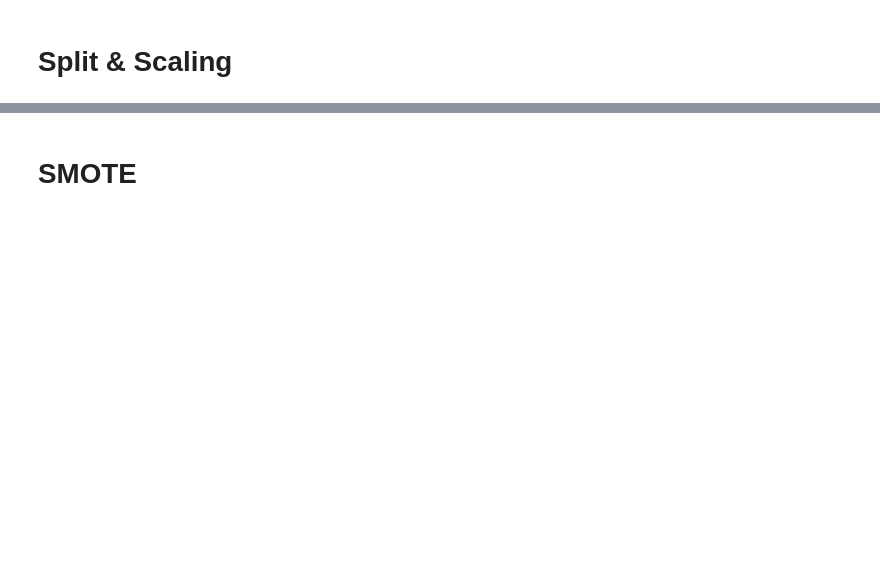
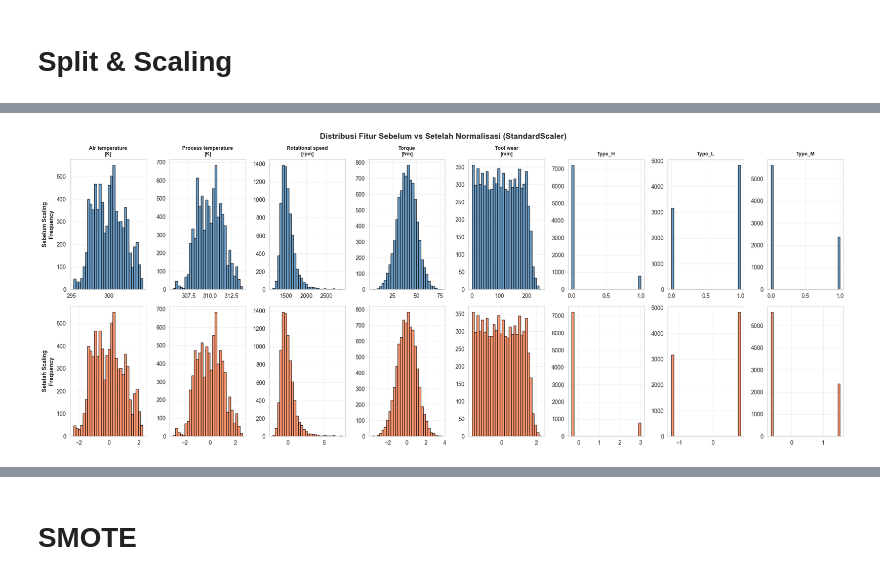
Before and after one commit to RandiBro234/FaultSense, a Jupyter notebook: notebook/baru.ipynb, the cells around one changed output, grey strips where cells are left out. Cells and saved outputs as stored; diff of their text form; code cells hidden in the pictures; blank space fills up the shorter version.

```diff
--- a/notebook/baru.ipynb
+++ b/notebook/baru.ipynb
@@ -183,16 +198,18 @@ Kolom setelah encoding:
 # Split & Scaling
 # %%
 # ============================================================
-# SPLIT & SCALING — 6 fitur, sesuai urutan di API
-# urutan HARUS sama persis dengan input_array di prediction.py
+# SPLIT & SCALING — 8 fitur (OHE)
+# Urutan fitur HARUS sama persis dengan input_array di prediction.py
 # ============================================================
 feature_cols = [
-    'Type',                      # index 0 — sesuai API: type_encoded
-    'Air temperature [K]',       # index 1
-    'Process temperature [K]',   # index 2
-    'Rotational speed [rpm]',    # index 3
-    'Torque [Nm]',               # index 4
-    'Tool wear [min]'            # index 5
+    'Air temperature [K]',
+    'Process temperature [K]',
+    'Rotational speed [rpm]',
+    'Torque [Nm]',
+    'Tool wear [min]',
+    'Type_H',
+    'Type_L',
+    'Type_M'
 ]
 
 X = df_processed[feature_cols]
@@ -226,0 +244,65 @@ Jumlah fitur : 6 — ['Type', 'Air temperature [K]', 'Process temperature [K]',
+# %%
+# ============================================================
+# VISUALISASI HASIL NORMALISASI (SCALING)
+# ============================================================
+
+fig, axes = plt.subplots(2, len(feature_cols), figsize=(20, 8))
+
+for i, col in enumerate(feature_cols):
+    # Baris atas — sebelum scaling
+    axes[0, i].hist(X_train[col], bins=30, color='steelblue',
+                    edgecolor='black', alpha=0.8)
+    axes[0, i].set_title(col.replace(' [K]', '\n[K]')
+                            .replace(' [rpm]', '\n[rpm]')
+                            .replace(' [Nm]', '\n[Nm]')
+                            .replace(' [min]', '\n[min]'),
+                         fontsize=9, fontweight='bold')
+    axes[0, i].set_ylabel('Frequency' if i == 0 else '')
+    axes[0, i].grid(alpha=0.3)
+
+    # Baris bawah — setelah scaling
+    axes[1, i].hist(X_train_scaled[col], bins=30, color='coral',
+                    edgecolor='black', alpha=0.8)
+    axes[1, i].set_ylabel('Frequency' if i == 0 else '')
+    axes[1, i].grid(alpha=0.3)
+
+# Label baris
+axes[0, 0].set_ylabel('Sebelum Scaling\nFrequency', fontweight='bold')
+axes[1, 0].set_ylabel('Setelah Scaling\nFrequency', fontweight='bold')
+
+plt.suptitle('Distribusi Fitur Sebelum vs Setelah Normalisasi (StandardScaler)',
+             fontsize=14, fontweight='bold')
+plt.tight_layout()
+plt.savefig(os.path.join(OUTPUT_DIR, "normalisasi.png"), dpi=150, bbox_inches='tight')
+plt.show()
+
+# ============================================================
+# TABEL STATISTIK SEBELUM VS SETELAH
+# ============================================================
+print("=" * 70)
+print("        STATISTIK SEBELUM SCALING (X_train)")
+print("=" * 70)
+print(X_train.describe().round(4).to_string())
+
+print("\n")
+print("=" * 70)
+print("        STATISTIK SETELAH SCALING (X_train_scaled)")
+print("=" * 70)
+print(X_train_scaled.describe().round(4).to_string())
+
+print("\n")
+print("=" * 70)
+print("   PERBANDINGAN MEAN DAN STD PER FITUR")
+print("=" * 70)
+print(f"\n{'Fitur':30} {'Mean Sebelum':>14} {'Mean Setelah':>14} {'Std Sebelum':>13} {'Std Setelah':>13}")
+print("-" * 70)
+for col in feature_cols:
+    print(f"  {col:28} "
+          f"{X_train[col].mean():>14.4f} "
+          f"{X_train_scaled[col].mean():>14.4f} "
+          f"{X_train[col].std():>13.4f} "
+          f"{X_train_scaled[col].std():>13.4f}")
+
+print("\nCatatan: Setelah StandardScaler, mean ≈ 0 dan std ≈ 1 untuk semua fitur.")
+# %% [output]
+[figure, added]
```
Also changed, not shown: parts of 12 cells of this notebook, 15 other files.
